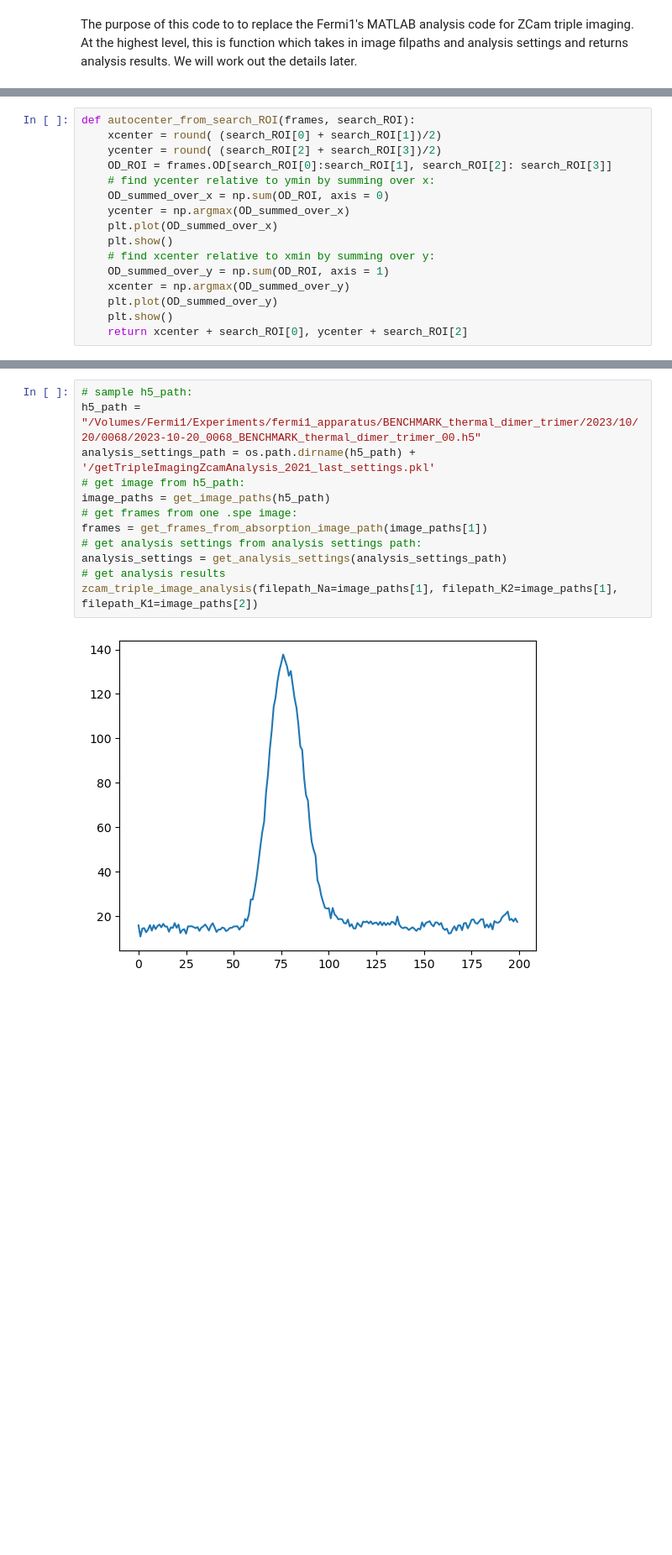
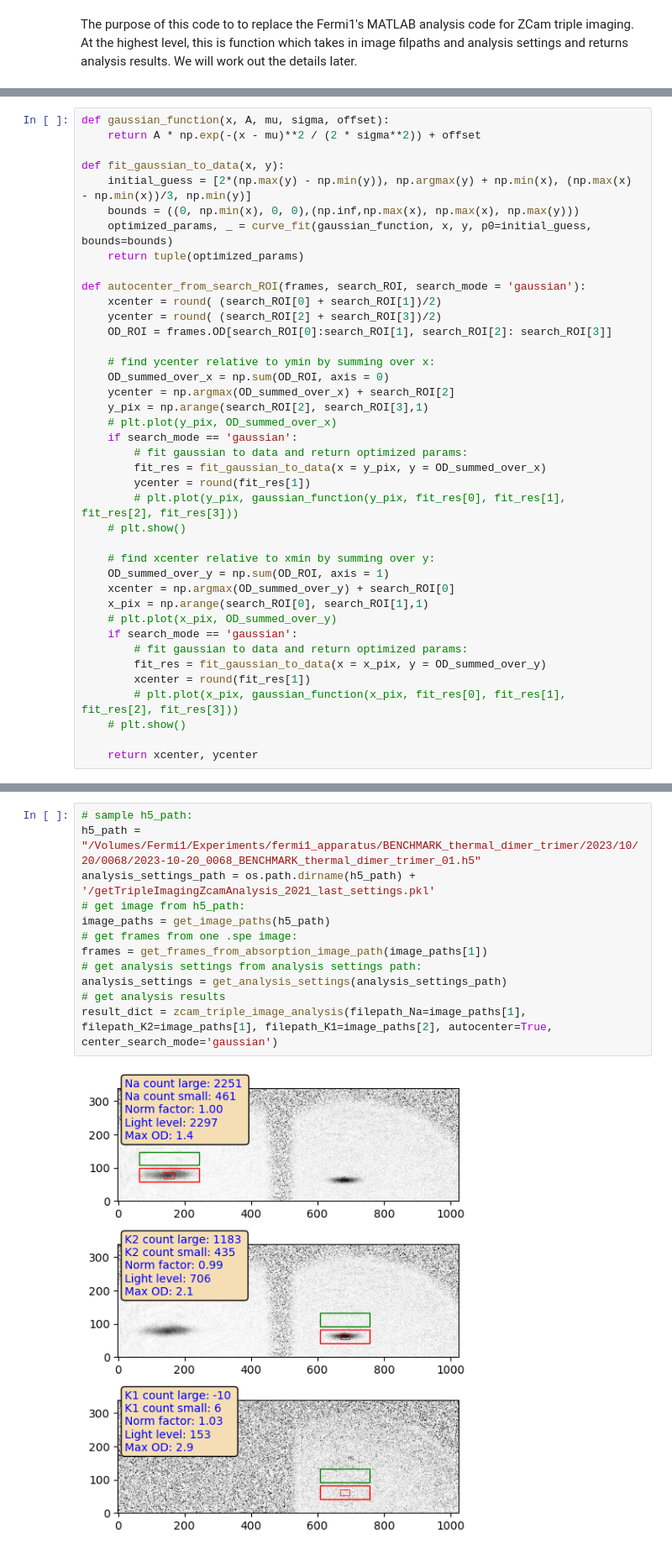
Before and after one commit to huanium/huanium, a Jupyter notebook: MIT_PhD/Fermi1/Fermi1 Calculator/Fermi1_Calculator_part_5_of_5.ipynb, the cells around one changed output, grey strips where cells are left out. Shown at 84% size. Saved outputs shown, nothing was run; the diff lists cells and outputs as text; blank space fills up the shorter version.

Commit message:
Fermi1 analysis code development 2

```diff
--- a/MIT_PhD/Fermi1/Fermi1 Calculator/Fermi1_Calculator_part_5_of_5.ipynb
+++ b/MIT_PhD/Fermi1/Fermi1 Calculator/Fermi1_Calculator_part_5_of_5.ipynb
@@ -333,17 +332,41 @@ def get_raw_counts_from_OD(OD):
 # %%
-def autocenter_from_search_ROI(frames, search_ROI):
+def gaussian_function(x, A, mu, sigma, offset):
+    return A * np.exp(-(x - mu)**2 / (2 * sigma**2)) + offset
+
+def fit_gaussian_to_data(x, y):
+    initial_guess = [2*(np.max(y) - np.min(y)), np.argmax(y) + np.min(x), (np.max(x) - np.min(x))/3, np.min(y)]
+    bounds = ((0, np.min(x), 0, 0),(np.inf,np.max(x), np.max(x), np.max(y)))
+    optimized_params, _ = curve_fit(gaussian_function, x, y, p0=initial_guess, bounds=bounds)
+    return tuple(optimized_params)
+
+def autocenter_from_search_ROI(frames, search_ROI, search_mode = 'gaussian'):
     xcenter = round( (search_ROI[0] + search_ROI[1])/2)
     ycenter = round( (search_ROI[2] + search_ROI[3])/2)
     OD_ROI = frames.OD[search_ROI[0]:search_ROI[1], search_ROI[2]: search_ROI[3]]
+
     # find ycenter relative to ymin by summing over x:
     OD_summed_over_x = np.sum(OD_ROI, axis = 0)
-    ycenter = np.argmax(OD_summed_over_x)
-    plt.plot(OD_summed_over_x)
-    plt.show()
+    ycenter = np.argmax(OD_summed_over_x) + search_ROI[2]
+    y_pix = np.arange(search_ROI[2], search_ROI[3],1)
+    # plt.plot(y_pix, OD_summed_over_x)
+    if search_mode == 'gaussian':
+        # fit gaussian to data and return optimized params:
+        fit_res = fit_gaussian_to_data(x = y_pix, y = OD_summed_over_x)
+        ycenter = round(fit_res[1])
+        # plt.plot(y_pix, gaussian_function(y_pix, fit_res[0], fit_res[1], fit_res[2], fit_res[3]))
+    # plt.show()
+
     # find xcenter relative to xmin by summing over y:
     OD_summed_over_y = np.sum(OD_ROI, axis = 1)
-    xcenter = np.argmax(OD_summed_over_y)
-    plt.plot(OD_summed_over_y)
-    plt.show()
-    return xcenter + search_ROI[0], ycenter + search_ROI[2]
+    xcenter = np.argmax(OD_summed_over_y) + search_ROI[0]
+    x_pix = np.arange(search_ROI[0], search_ROI[1],1)
+    # plt.plot(x_pix, OD_summed_over_y)
+    if search_mode == 'gaussian':
+        # fit gaussian to data and return optimized params:
+        fit_res = fit_gaussian_to_data(x = x_pix, y = OD_summed_over_y)
+        xcenter = round(fit_res[1])
+        # plt.plot(x_pix, gaussian_function(x_pix, fit_res[0], fit_res[1], fit_res[2], fit_res[3]))
+    # plt.show()
+
+    return xcenter, ycenter
 # %%
@@ -429,14 +471,14 @@ def zcam_triple_image_analysis(filepath_Na, filepath_K2, filepath_K1, autocenter
 # %%
 # sample h5_path:
-h5_path = "/Volumes/Fermi1/Experiments/fermi1_apparatus/BENCHMARK_thermal_dimer_trimer/2023/10/20/0068/2023-10-20_0068_BENCHMARK_thermal_dimer_trimer_00.h5"
+h5_path = "/Volumes/Fermi1/Experiments/fermi1_apparatus/BENCHMARK_thermal_dimer_trimer/2023/10/20/0068/2023-10-20_0068_BENCHMARK_thermal_dimer_trimer_01.h5"
 analysis_settings_path = os.path.dirname(h5_path) + '/getTripleImagingZcamAnalysis_2021_last_settings.pkl'
 # get image from h5_path:
 image_paths = get_image_paths(h5_path)
 # get frames from one .spe image:
 frames = get_frames_from_absorption_image_path(image_paths[1])
 # get analysis settings from analysis settings path:
 analysis_settings = get_analysis_settings(analysis_settings_path)
 # get analysis results
-zcam_triple_image_analysis(filepath_Na=image_paths[1], filepath_K2=image_paths[1], filepath_K1=image_paths[2])
+result_dict = zcam_triple_image_analysis(filepath_Na=image_paths[1], filepath_K2=image_paths[1], filepath_K1=image_paths[2], autocenter=True, center_search_mode='gaussian')
 # %% [output]
-[figure, old version]
+[figure, new version]
```
Also changed, not shown: parts of 4 cells of this notebook.
